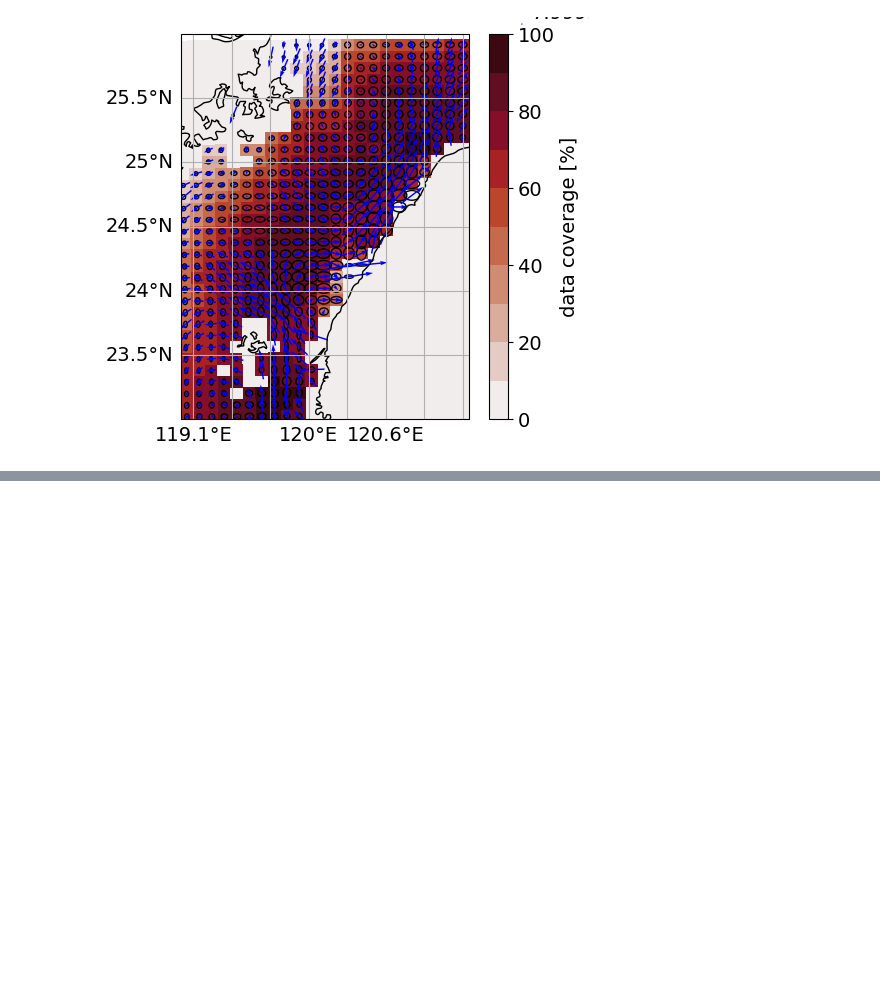
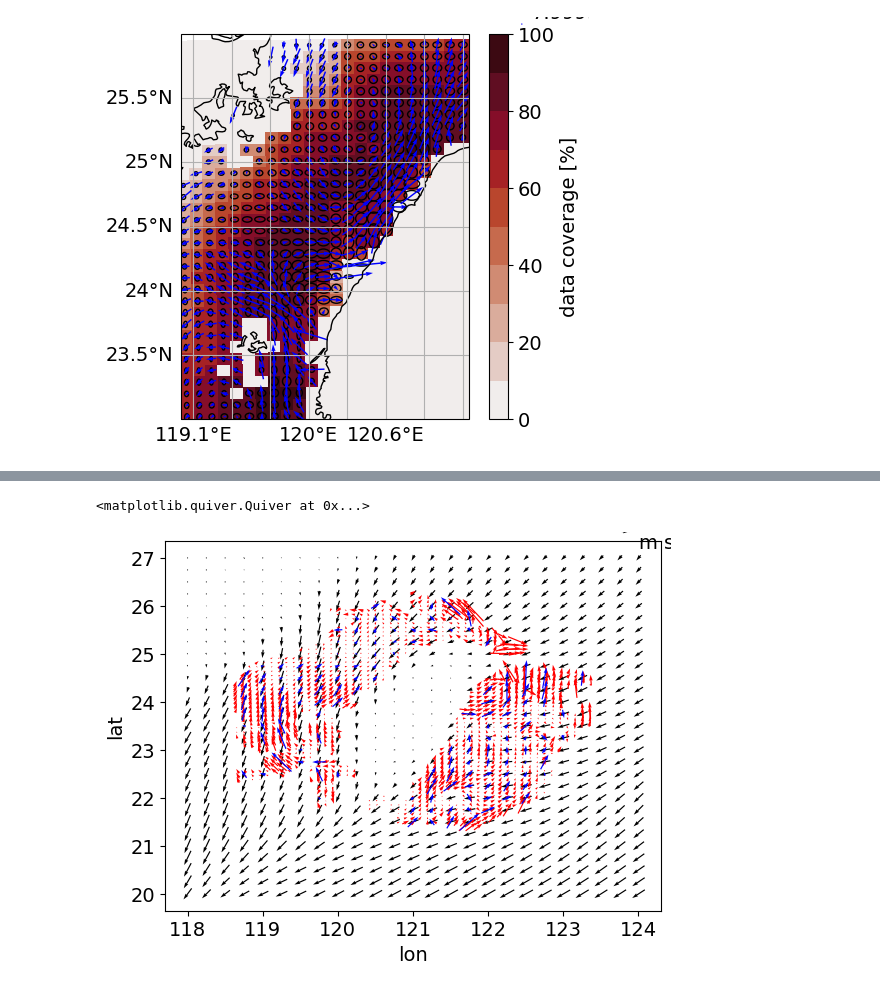
Before and after one commit to HendrikGro/TORI_Codar_Analysis, a Jupyter notebook: code/Code_TOROS.ipynb, the cells around one changed output, grey strips where cells are left out. Drawn from its saved outputs; the diff is of its cells as text; code cells hidden in the pictures; blank space fills up the shorter version.

```diff
--- a/code/Code_TOROS.ipynb
+++ b/code/Code_TOROS.ipynb
@@ -1219,0 +1241,7 @@ gl.top_labels=False
+# %%
+wind.isel(time=0).plot.quiver(x='lon',y='lat',u='u10',v='v10')
+velocity.isel(time=0).plot.quiver(x='lon',y='lat',u='u',v='v',color='r')
+test.plot.quiver(x='lon',y='lat',u='u',v='v',color='b')
+# %% [output]
+<matplotlib.quiver.Quiver at 0x...>
+[figure, added]
```
Also changed, not shown: parts of 11 cells of this notebook.
